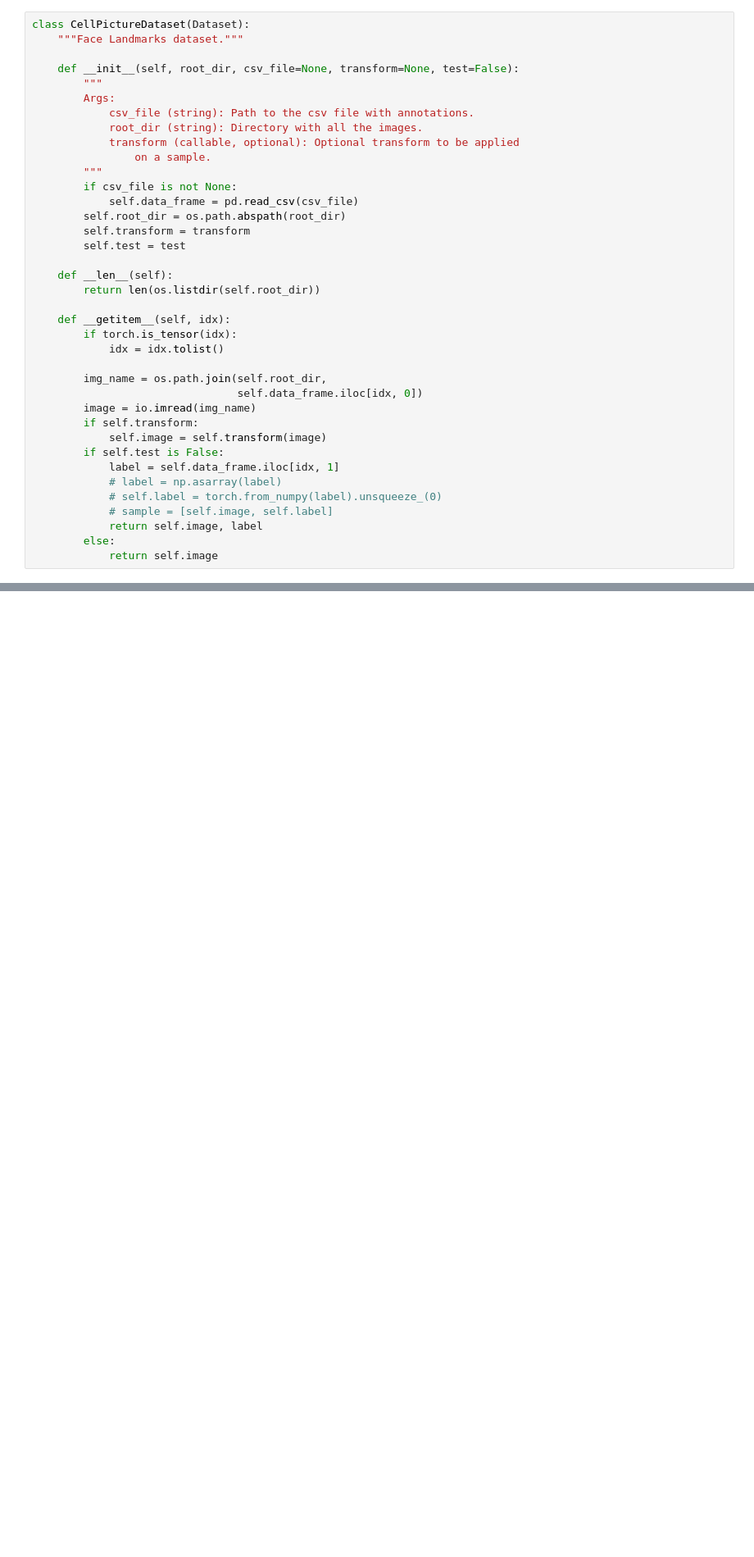
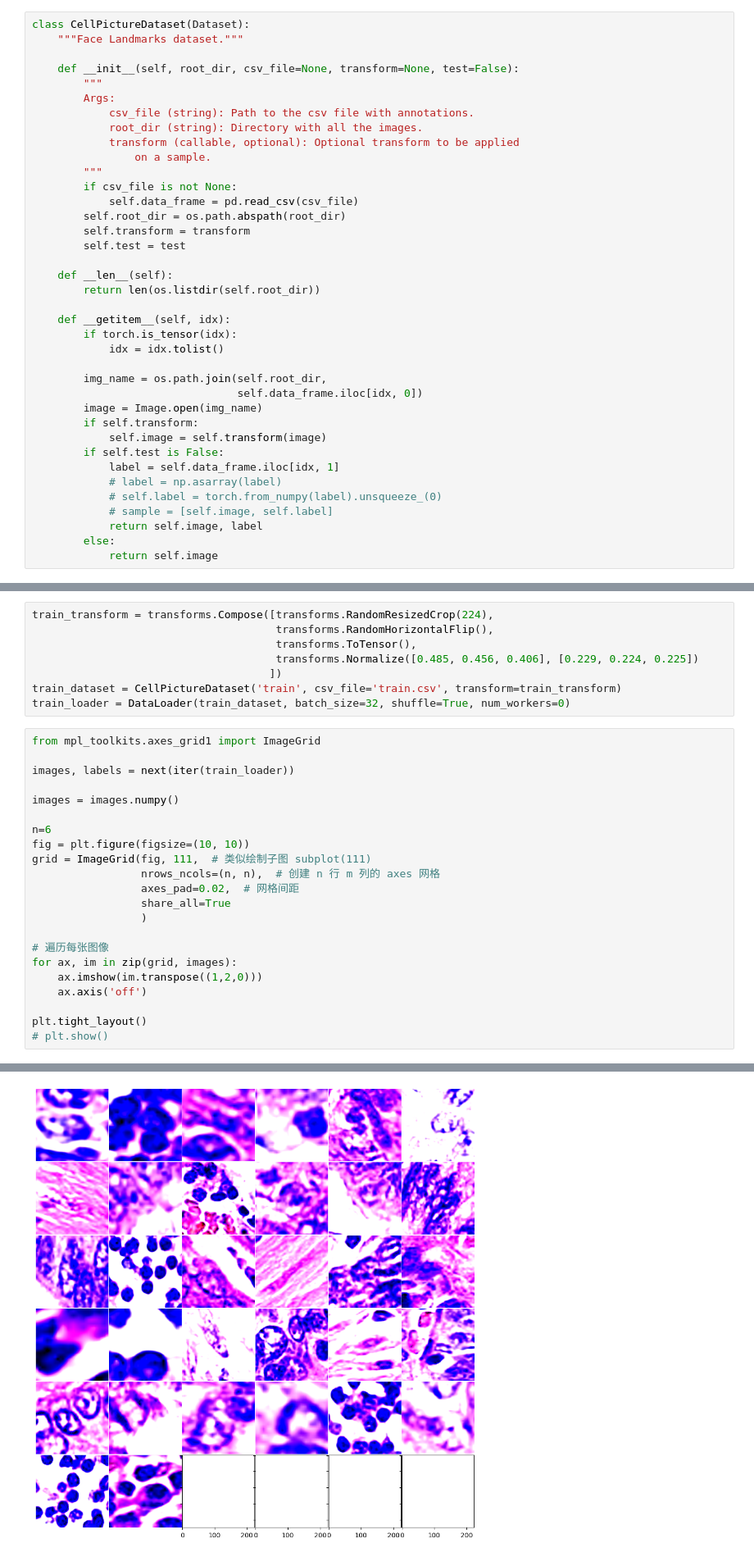
Before and after one commit to haowanwuyifan/python_code, a Jupyter notebook: deep learning coursework/coursework.ipynb, the cells around one changed output, grey strips where cells are left out. Shown at 82% size. Cells and saved outputs as stored; diff of their text form; blank space fills up the shorter version.

```diff
--- a/deep learning coursework/coursework.ipynb
+++ b/deep learning coursework/coursework.ipynb
@@ -55,7 +84,7 @@ class CellPictureDataset(Dataset):
 
         img_name = os.path.join(self.root_dir,
                                 self.data_frame.iloc[idx, 0])
-        image = io.imread(img_name)
+        image = Image.open(img_name)
         if self.transform:
             self.image = self.transform(image)
         if self.test is False:
@@ -108,0 +133,31 @@ from functools import partial
+# %%
+train_transform = transforms.Compose([transforms.RandomResizedCrop(224),
+                                      transforms.RandomHorizontalFlip(),
+                                      transforms.ToTensor(),
+                                      transforms.Normalize([0.485, 0.456, 0.406], [0.229, 0.224, 0.225])
+                                     ])
+train_dataset = CellPictureDataset('train', csv_file='train.csv', transform=train_transform)
+train_loader = DataLoader(train_dataset, batch_size=32, shuffle=True, num_workers=0)
+# %%
+from mpl_toolkits.axes_grid1 import ImageGrid
+
+images, labels = next(iter(train_loader))
+
+images = images.numpy()
+
+n=6
+fig = plt.figure(figsize=(10, 10))
+grid = ImageGrid(fig, 111,  # 类似绘制子图 subplot(111)
+                 nrows_ncols=(n, n),  # 创建 n 行 m 列的 axes 网格
+                 axes_pad=0.02,  # 网格间距
+                 share_all=True
+                 )
+
+# 遍历每张图像
+for ax, im in zip(grid, images):
+    ax.imshow(im.transpose((1,2,0)))
+    ax.axis('off')
+
+plt.tight_layout()
+# plt.show()
+# %% [output]
@@ -109 +181,2 @@ from functools import partial
+[figure, added]
 # %%
```
Also changed, not shown: parts of 28 cells of this notebook.
